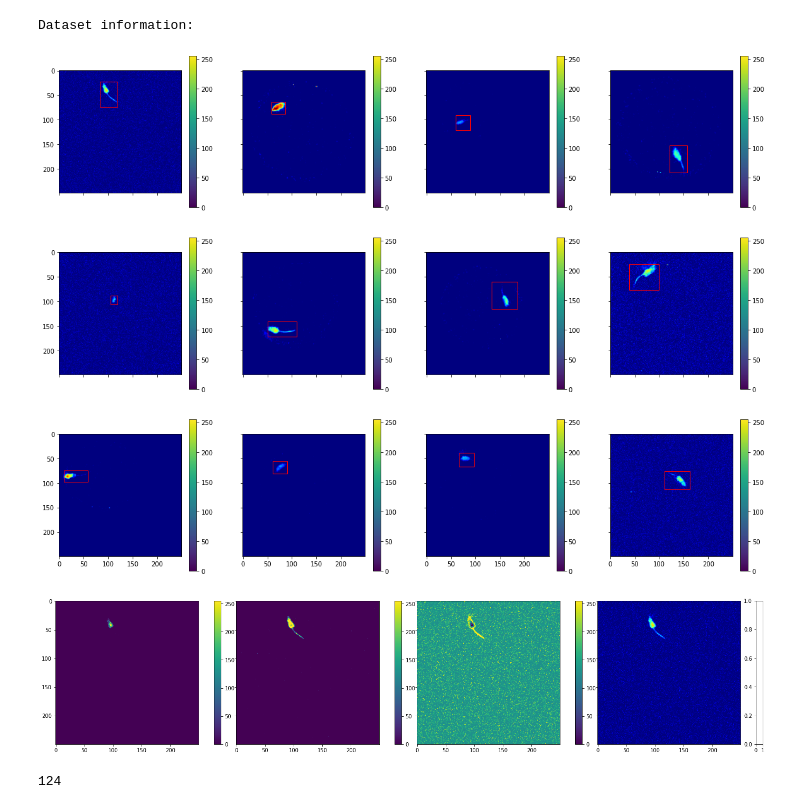
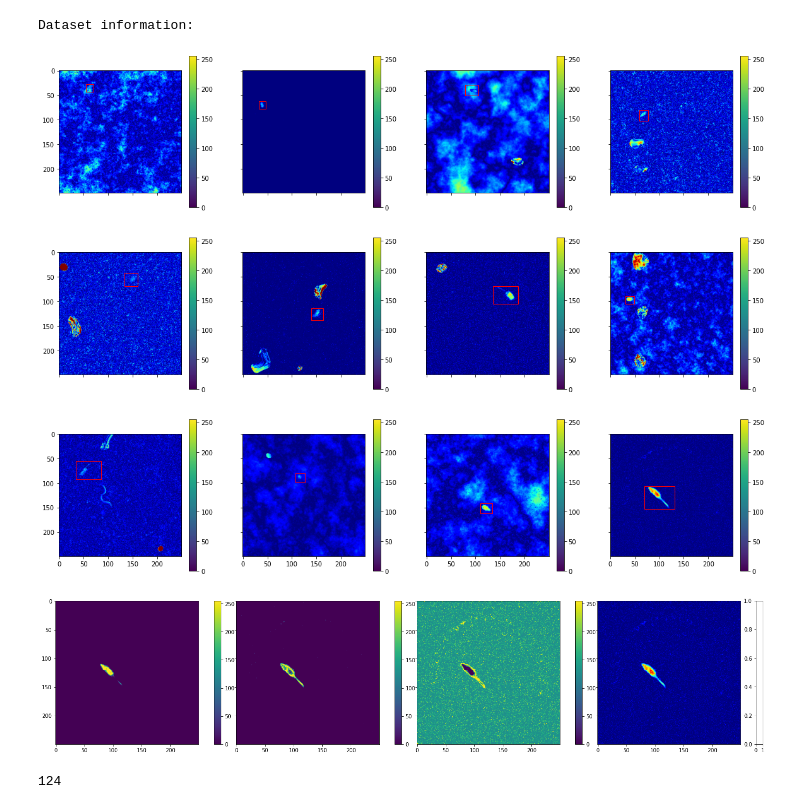
Before and after one commit to tischfieldlab/moseq2-detectron-extract, a Jupyter notebook: notebooks/Augmentations.ipynb, the cells around one changed output. Drawn from its saved outputs; the diff is of its cells as text; code cells hidden in the pictures.

```diff
--- a/notebooks/Augmentations.ipynb
+++ b/notebooks/Augmentations.ipynb
@@ -108,8 +108,8 @@ augs = [
     RandomContrast(0.8, 1.2),
     Albumentations(GaussNoise()),
     #DoughnutGRFNoiseAugmentation(always_apply=True),
-    #ParticleNoiseAugmentation(p=0.75),
-    #RandomFieldNoiseAugmentation(p=0.75),
+    ParticleNoiseAugmentation(p=0.75),
+    RandomFieldNoiseAugmentation(p=0.75),
 
 ]
 loader = build_detection_train_loader(cfg, mapper=MoseqDatasetMapper(cfg, is_train=True, augmentations=augs))
@@ -131,11 +131,11 @@ for i, data in enumerate(items):
         axs[i].add_patch(Rectangle((bbox[0], bbox[1]), bbox[2]-bbox[0], bbox[3]-bbox[1], edgecolor='red', facecolor='none'))
     plt.colorbar(im, ax=axs[i])
 # %% [output]
-[figure, old version]
+[figure, new version]
 # %%
-plot_tri_channel(np.moveaxis(np.squeeze(items[0]['image'].numpy()), [0], [2]))
+plot_tri_channel(np.moveaxis(np.squeeze(items[11]['image'].numpy()), [0], [2]))
 # %% [output]
-[figure, old version]
+[figure, new version]
 # %%
 dir(items[0]['instances'].gt_boxes)
 # %%
```
Also changed, not shown: parts of 1 cell of this notebook, 4 other files.
